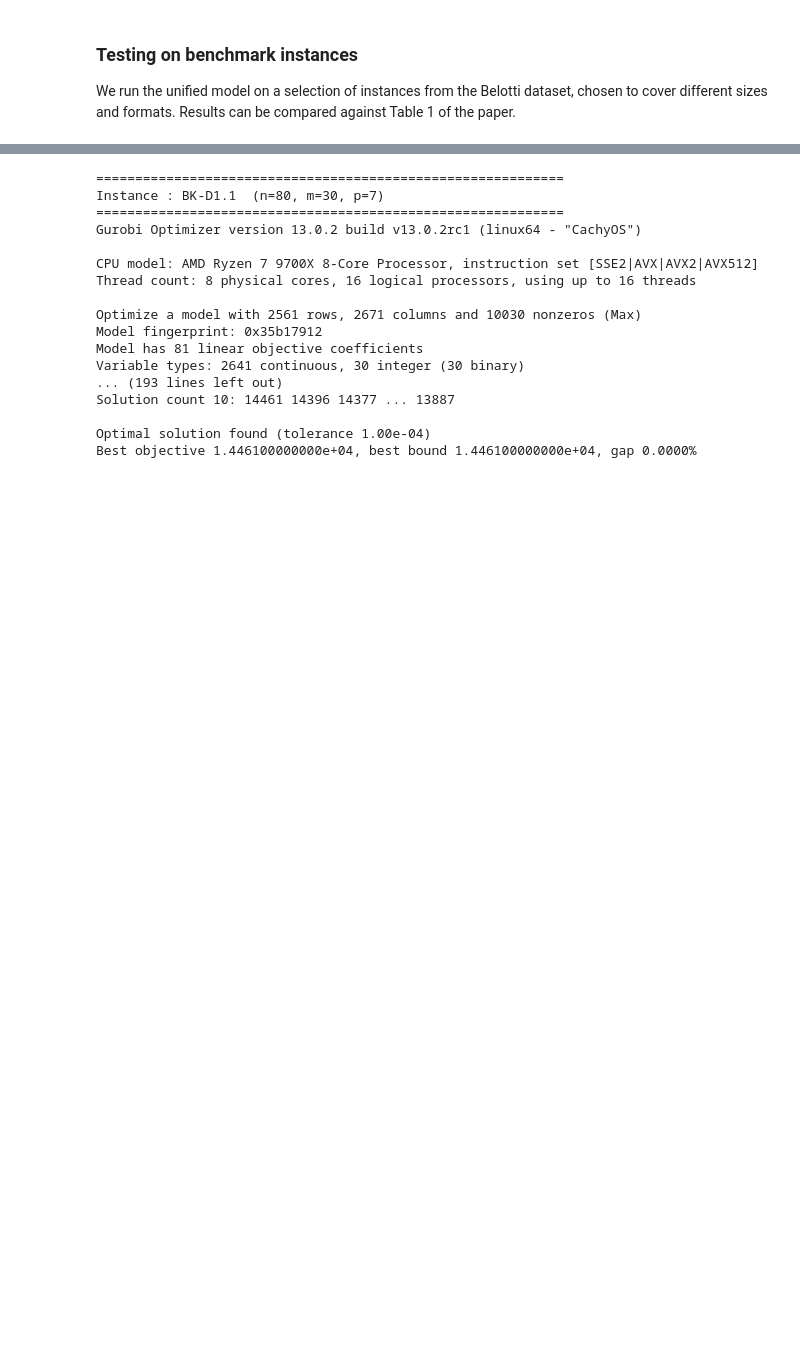
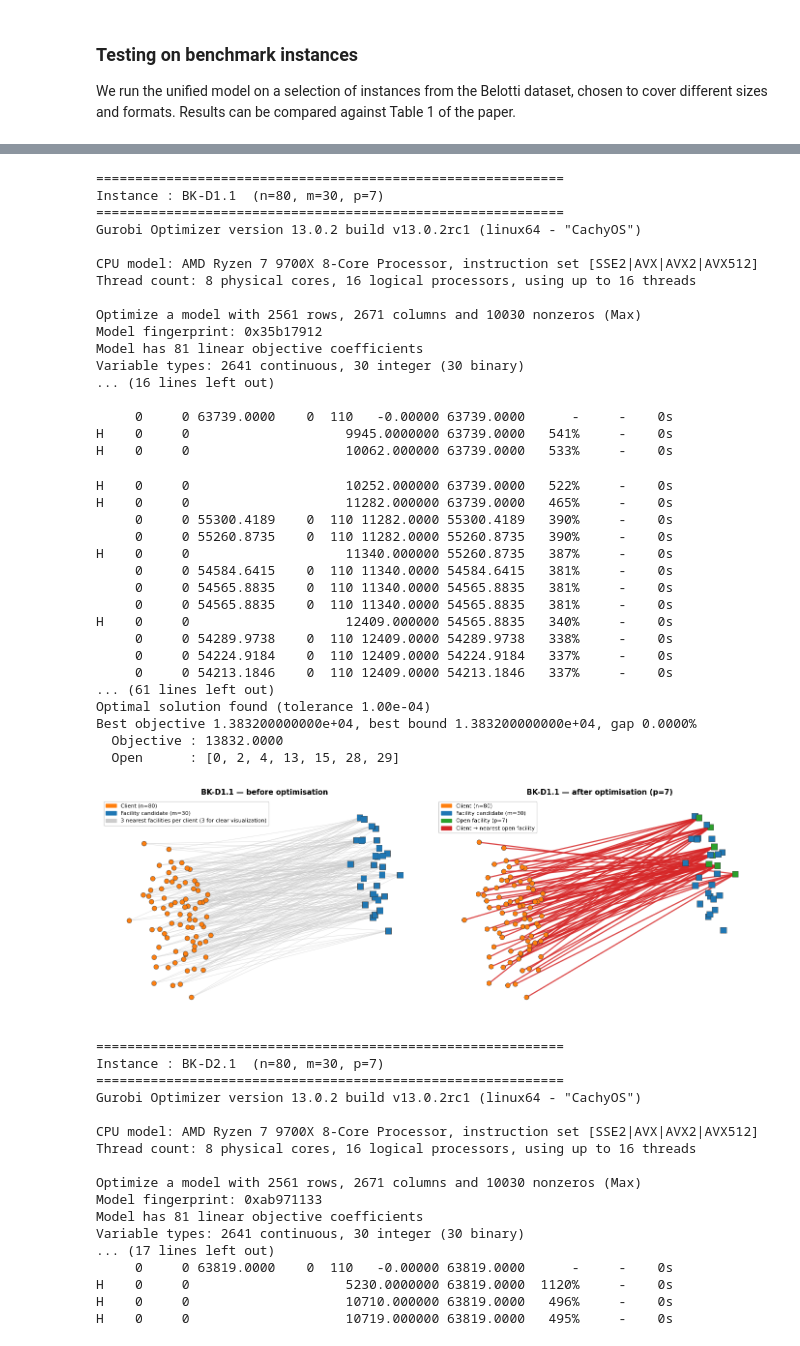
Before and after one commit to mshaa1/Decision-OPT-Assignment, a Jupyter notebook: unified-opmp.ipynb, the cells around one changed output, grey strips where cells are left out. Saved outputs shown, nothing was run; the diff lists cells and outputs as text; code cells hidden in the pictures; blank space fills up the shorter version.

```diff
--- a/unified-opmp.ipynb
+++ b/unified-opmp.ipynb
@@ -407,29 +646,78 @@ Best objective 2.234384487500e+06, best bound 2.234384487500e+06, gap 0.0000%
 # %%
 # Medium test instances
 
 for label, path in MEDIUM_TEST_INSTANCES:
     inst = load_instance(path)
     n, m, p, d = inst["n"], inst["m"], inst["p"], inst["d"]
     print(f"\n{'='*60}")
     print(f"Instance : {label}  (n={n}, m={m}, p={p})")
     print(f"{'='*60}")
 
+    # Graph before optimisation
+    fig, axes = plt.subplots(1, 2, figsize=(14, 5))
+    plot_network(inst, title=f"{label} — before optimisation", ax=axes[0])
+
     sol = solve_unified_opmp(n, m, p, d)
+    print(f"  Objective : {sol['obj']:.4f}")
+    print(f"  Open      : {sorted(sol['open'])}")
+
+    # Graph after optimisation
+    plot_network(
+        inst, title=f"{label} — after optimisation (p={p})",
+        open_facilities=sol["open"], assignment=sol["assignment"], ax=axes[1]
+    )
+    plt.tight_layout()
+    plt.show()
 # %% [output]
 ============================================================
 Instance : BK-D1.1  (n=80, m=30, p=7)
 ============================================================
 Gurobi Optimizer version 13.0.2 build v13.0.2rc1 (linux64 - "CachyOS")
 
 CPU model: AMD Ryzen 7 9700X 8-Core Processor, instruction set [SSE2|AVX|AVX2|AVX512]
 Thread count: 8 physical cores, 16 logical processors, using up to 16 threads
 
 Optimize a model with 2561 rows, 2671 columns and 10030 nonzeros (Max)
 Model fingerprint: 0x35b17912
 Model has 81 linear objective coefficients
 Variable types: 2641 continuous, 30 integer (30 binary)
-... (193 lines left out)
-Solution count 10: 14461 14396 14377 ... 13887
+... (16 lines left out)
 
-Optimal solution found (tolerance 1.00e-04)
-Best objective 1.446100000000e+04, best bound 1.446100000000e+04, gap 0.0000%
+     0     0 63739.0000    0  110   -0.00000 63739.0000      -     -    0s
+H    0     0                    9945.0000000 63739.0000   541%     -    0s
+H    0     0                    10062.000000 63739.0000   533%     -    0s
+H    0     0                    10252.000000 63739.0000   522%     -    0s
+H    0     0                    11282.000000 63739.0000   465%     -    0s
+     0     0 55300.4189    0  110 11282.0000 55300.4189   390%     -    0s
+     0     0 55260.8735    0  110 11282.0000 55260.8735   390%     -    0s
+H    0     0                    11340.000000 55260.8735   387%     -    0s
+     0     0 54584.6415    0  110 11340.0000 54584.6415   381%     -    0s
+     0     0 54565.8835    0  110 11340.0000 54565.8835   381%     -    0s
+     0     0 54565.8835    0  110 11340.0000 54565.8835   381%     -    0s
+H    0     0                    12409.000000 54565.8835   340%     -    0s
+     0     0 54289.9738    0  110 12409.0000 54289.9738   338%     -    0s
+     0     0 54224.9184    0  110 12409.0000 54224.9184   337%     -    0s
+     0     0 54213.1846    0  110 12409.0000 54213.1846   337%     -    0s
+... (61 lines left out)
+Optimal solution found (tolerance 1.00e-04)
+Best objective 1.383200000000e+04, best bound 1.383200000000e+04, gap 0.0000%
+  Objective : 13832.0000
+  Open      : [0, 2, 4, 13, 15, 28, 29]
+[figure, added]
+============================================================
+Instance : BK-D2.1  (n=80, m=30, p=7)
+============================================================
+Gurobi Optimizer version 13.0.2 build v13.0.2rc1 (linux64 - "CachyOS")
+
+CPU model: AMD Ryzen 7 9700X 8-Core Processor, instruction set [SSE2|AVX|AVX2|AVX512]
+Thread count: 8 physical cores, 16 logical processors, using up to 16 threads
+
+Optimize a model with 2561 rows, 2671 columns and 10030 nonzeros (Max)
+Model fingerprint: 0xab971133
+Model has 81 linear objective coefficients
+Variable types: 2641 continuous, 30 integer (30 binary)
+... (17 lines left out)
+     0     0 63819.0000    0  110   -0.00000 63819.0000      -     -    0s
+H    0     0                    5230.0000000 63819.0000  1120%     -    0s
+H    0     0                    10710.000000 63819.0000   496%     -    0s
+H    0     0                    10719.000000 63819.0000   495%     -    0s
```
Also changed, not shown: parts of 5 cells of this notebook.
